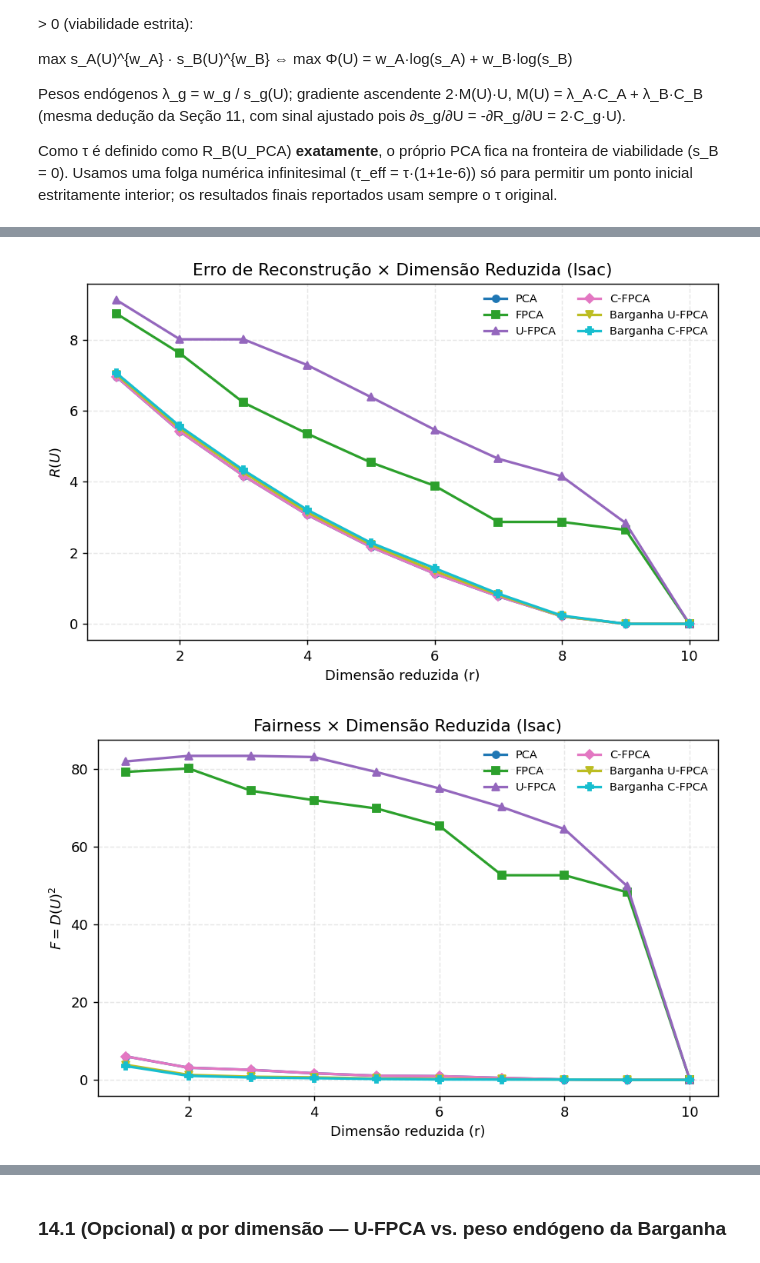
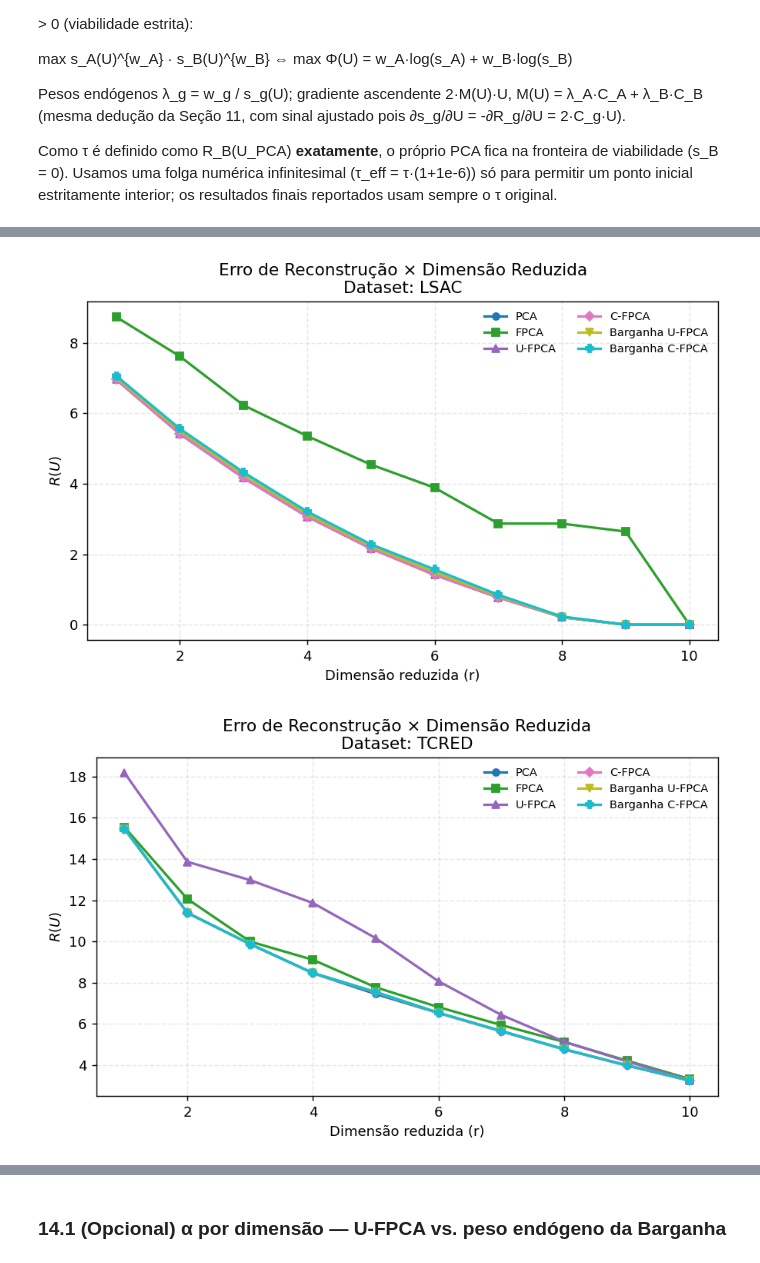
Before and after one commit to MDuqi/Bargaining-Fair-PCA, a Jupyter notebook: fair_pca_experimentos.ipynb, the cells around one changed output, grey strips where cells are left out. Saved outputs shown, nothing was run; the diff lists cells and outputs as text; code cells hidden in the pictures.

```diff
--- a/fair_pca_experimentos.ipynb
+++ b/fair_pca_experimentos.ipynb
@@ -464,7 +463,7 @@ def ufpca(CX, CA, CB, r, tol=ALPHA_TOL, n_iter=ALPHA_ITER):
     def custo(alpha):
         U = top_k(chat_alpha(CX, CA, CB, alpha), r)
         RA, RB = recon_error(CA, U), recon_error(CB, U)
-        return disparity(RA, RB)
+        return fairness(RA, RB)   # minimiza o QUADRADO da disparidade
 
     alpha_star = busca_secao_aurea(custo, 0.0, 1.0, tol, n_iter)
     U = top_k(chat_alpha(CX, CA, CB, alpha_star), r)
@@ -492,7 +491,7 @@ def cfpca(CX, CA, CB, r, tau, n_grid=401, tol=ALPHA_TOL, n_iter=ALPHA_ITER):
     custos, violacoes = [], []
     for a in alphas:
         RA, RB = avaliar(a)
-        custos.append(disparity(RA, RB))
+        custos.append(fairness(RA, RB))   # minimiza o QUADRADO da disparidade
         violacoes.append(max(RA - tau, 0.0) + max(RB - tau, 0.0))
     custos, violacoes = np.array(custos), np.array(violacoes)
 
@@ -506,7 +505,7 @@ def cfpca(CX, CA, CB, r, tau, n_grid=401, tol=ALPHA_TOL, n_iter=ALPHA_ITER):
             RA, RB = avaliar(alpha)
             if RA > tau + 1e-9 or RB > tau + 1e-9:
                 return np.inf
-            return disparity(RA, RB)
+            return fairness(RA, RB)
 
         alpha_star = busca_secao_aurea(custo_restrito, a0, a1, tol, n_iter)
         if custo_restrito(alpha_star) == np.inf:   # refino saiu da região viável
@@ -724,0 +712,17 @@ Experimentos concluidos: 60 linhas
+# %%
+resultados_por_dataset = {}   # {nome_dataset: {"df":..., "hist":..., "dados":...}}
+
+for nome_dataset, cfg in DATASETS:
+    print(f"=== Dataset: {nome_dataset} ===")
+    try:
+        df_res, hist, dados = rodar_experimentos(cfg, r_max=R_MAX)
+        resultados_por_dataset[nome_dataset] = dict(df=df_res, hist=hist, dados=dados)
+        print(f"  n={dados['n']} (grupo A: {dados['nA']}, grupo B: {dados['nB']}), "
+              f"d={dados['d']} atributos, r testado de 1 até {dados['r_max']}")
+        print(f"  {len(df_res)} linhas de resultado ({df_res['algoritmo'].nunique()} algoritmos)\n")
+    except FileNotFoundError:
+        print(f"  [AVISO] Arquivo '{cfg['DATASET']}' não encontrado — pulando este dataset.\n")
+    except ValueError as e:
+        print(f"  [ERRO] {e}\n")
+
+print(f"Datasets processados com sucesso: {list(resultados_por_dataset.keys())}")
@@ -725,35 +745,28 @@ Experimentos concluidos: 60 linhas
 # %%
 ALGOS_ORDEM = ["PCA", "FPCA", "U-FPCA", "C-FPCA", "Barganha U-FPCA", "Barganha C-FPCA"]
 CORES = plt.cm.tab10(np.linspace(0, 1, len(ALGOS_ORDEM)))
 MARCADORES = ["o", "s", "^", "D", "v", "P"]
 
-def plot_metrica(df_res, coluna, titulo, ylabel, fname=None):
+def plot_metrica(df_res, coluna, titulo, ylabel, nome_dataset):
     fig, ax = plt.subplots(figsize=(7, 4.5), dpi=130)
     for algo, cor, mk in zip(ALGOS_ORDEM, CORES, MARCADORES):
         sub = df_res[df_res["algoritmo"] == algo].sort_values("r")
         if sub.empty:
             continue
         ax.plot(sub["r"], sub[coluna], marker=mk, color=cor, label=algo,
                 linewidth=1.8, markersize=5)
     ax.set_xlabel("Dimensão reduzida (r)")
     ax.set_ylabel(ylabel)
-    ax.set_title(titulo)
+    ax.set_title(f"{titulo}\nDataset: {nome_dataset}")
     ax.legend(frameon=False, fontsize=8, ncol=2)
     ax.grid(alpha=0.3, linestyle="--")
     fig.tight_layout()
-    if fname:
-        fig.savefig(fname, bbox_inches="tight")
     plt.show()
 
 
-if not df_resultados.empty:
-    plot_metrica(df_resultados, "R", f"Erro de Reconstrução × Dimensão Reduzida ({CONFIG['NAME']})",
-                 r"$R(U)$", fname=f"fig_erro_reconstrucao_{CONFIG['NAME']}.png")
+for nome_dataset, res in resultados_por_dataset.items():
+    plot_metrica(res["df"], "R", "Erro de Reconstrução × Dimensão Reduzida",
+                 r"$R(U)$", nome_dataset)
 # %% [output]
-[figure, old version]
+[figure, new version]
+[figure, added]
-# %%
-if not df_resultados.empty:
-    plot_metrica(df_resultados, "F", f"Fairness × Dimensão Reduzida ({CONFIG['NAME']})",
-                 r"$F = D(U)^2$", fname=f"fig_fairness_{CONFIG['NAME']}.png")
-# %% [output]
-[figure, removed]
```
Also changed, not shown: parts of 22 cells of this notebook, 10 other files.
